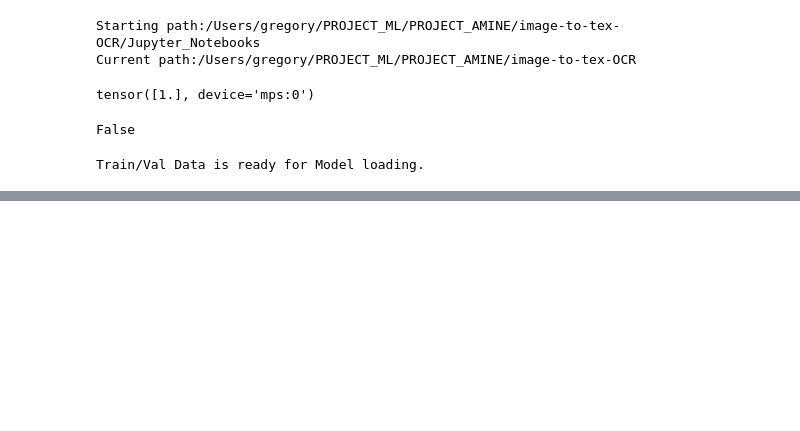
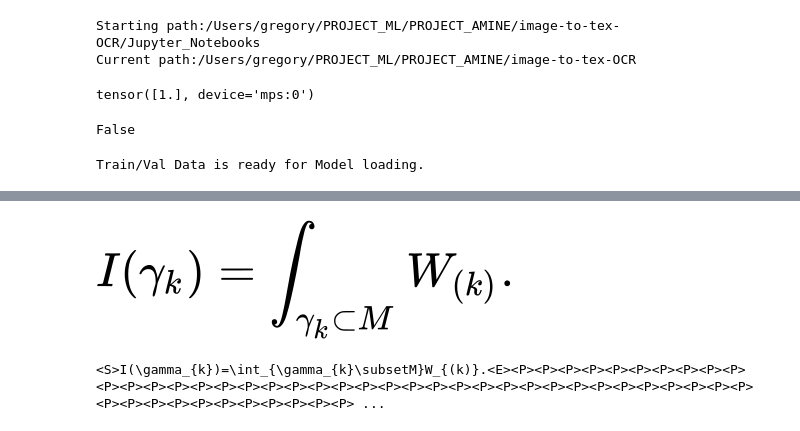
Before and after one commit to gmarus777/image-to-tex-OCR, a Jupyter notebook: Jupyter_Notebooks/V_LOCAL_TEST_CFG_RUN.ipynb, the cells around one changed output, grey strips where cells are left out. Saved outputs shown, nothing was run; the diff lists cells and outputs as text; code cells hidden in the pictures; blank space fills up the shorter version.

```diff
--- a/Jupyter_Notebooks/V_LOCAL_TEST_CFG_RUN.ipynb
+++ b/Jupyter_Notebooks/V_LOCAL_TEST_CFG_RUN.ipynb
@@ -189,3 +189,10 @@ print(token_to_strings(dataset.data_train[1][1]))
+# %%
+transform = transforms.ToPILImage()
+display(transform(dataset.data_val[1][0]))
+print(token_to_strings(dataset.data_val[1][1]))
+# %% [output]
+[figure, added]
+<S>I(\gamma_{k})=\int_{\gamma_{k}\subsetM}W_{(k)}.<E><P><P><P><P><P><P><P><P><P><P><P><P><P><P><P><P><P><P><P><P><P><P><P><P><P><P><P><P><P><P><P><P><P><P><P><P><P><P><P><P><P><P><P><P><P><P><P><P><P> ...
 # %%
 # Initiate the model
 model = ResNetTransformer(dataset=dataset).to(dev)
```
Also changed, not shown: parts of 7 cells of this notebook, 1 other file.
